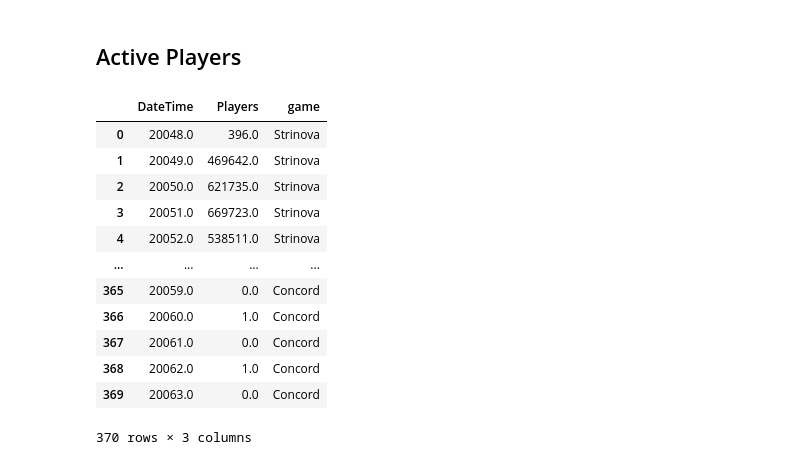
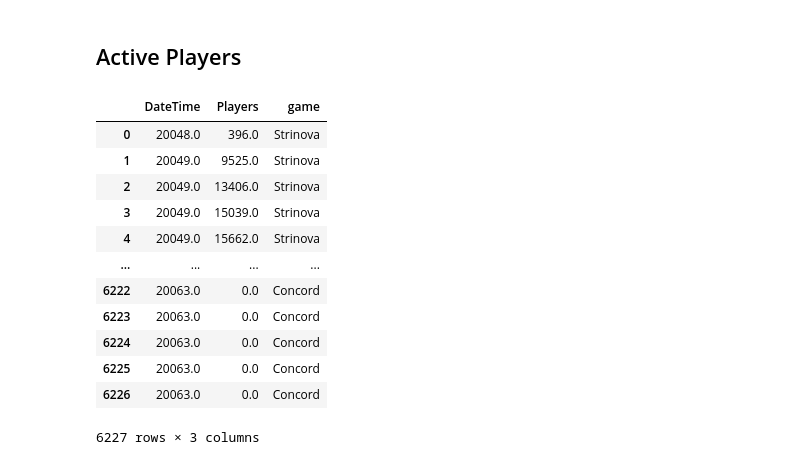
Before and after one commit to demic-dev/vs-project, a Jupyter notebook: charts.ipynb, the cells around one changed output. Cells and saved outputs as stored; diff of their text form; code cells hidden in the pictures.

```diff
--- a/charts.ipynb
+++ b/charts.ipynb
@@ -292,20 +300 @@ for f in csv_files:
     games_reviews[filename.split("_")[0]] = df
-# %%
-fig, ax = plt.subplots(figsize=(10,6))
-for spine in plt.gca().spines.values(): spine.set_visible(False)
-
-for game in games_reviews:
-    df = games_reviews[game]
-
-    ax.plot(df.index, df['Rating'], label=game, color="black")
-
-rect = ax.patch
-rect.set_alpha(0)
-
-ax.set_ylim(0, 100)
-plt.tight_layout()
-ax.set_axisbelow(True)
-ax.tick_params(colors='#cccccc')
-ax.yaxis.grid(color='#cccccc')
-
-plt.savefig(build_chart_path("fluctuations_reviews"), format="svg")
@@ -441,45 +428,45 @@ import matplotlib.dates as mdates
 
 path = os.getcwd()
 csv_files = glob.glob(os.path.join(path, "data/active_players/*.csv"))
 
 active_players = pd.DataFrame()
 
 for f in csv_files:
     filename = (f.split("/")[-1]).split(".csv")[0]
     game = filename.split("_")[1]
 
     df = pd.read_csv(f, sep=";")
 
     df = df.fillna(0)
     df['Players'] = pd.to_numeric(df['Players'])
     df['DateTime'] = pd.to_datetime(df['DateTime']).dt.date
     df['DateTime'] = mdates.date2num(df['DateTime'])
 
     # i'm removing all the entries before august
     # df = df.drop(df[df['epoch'] < 1724112000].index)
 
     df['Players'] = df['Players']
 
-    df_grouped = df.groupby(['DateTime'])['Players'].sum().reset_index()
+    df_grouped = df#.groupby(['DateTime'])['Players'].sum().reset_index()
     df_grouped['game'] = game
 
     active_players = pd.concat([active_players, df_grouped], ignore_index=True)
 
 active_players
 # %% [output]
 |  | DateTime | Players | game |
 | 0 | 20048.0 | 396.0 | Strinova |
-| 1 | 20049.0 | 469642.0 | Strinova |
-| 2 | 20050.0 | 621735.0 | Strinova |
-| 3 | 20051.0 | 669723.0 | Strinova |
-| 4 | 20052.0 | 538511.0 | Strinova |
+| 1 | 20049.0 | 9525.0 | Strinova |
+| 2 | 20049.0 | 13406.0 | Strinova |
+| 3 | 20049.0 | 15039.0 | Strinova |
+| 4 | 20049.0 | 15662.0 | Strinova |
 | ... | ... | ... | ... |
-| 365 | 20059.0 | 0.0 | Concord |
-| 366 | 20060.0 | 1.0 | Concord |
-| 367 | 20061.0 | 0.0 | Concord |
-| 368 | 20062.0 | 1.0 | Concord |
-| 369 | 20063.0 | 0.0 | Concord |
+| 6222 | 20063.0 | 0.0 | Concord |
+| 6223 | 20063.0 | 0.0 | Concord |
+| 6224 | 20063.0 | 0.0 | Concord |
+| 6225 | 20063.0 | 0.0 | Concord |
+| 6226 | 20063.0 | 0.0 | Concord |
-370 rows × 3 columns
+6227 rows × 3 columns
 # %%
 import pandas as pd
 import numpy as np
```
Also changed, not shown: parts of 14 cells of this notebook, 8 other files.
